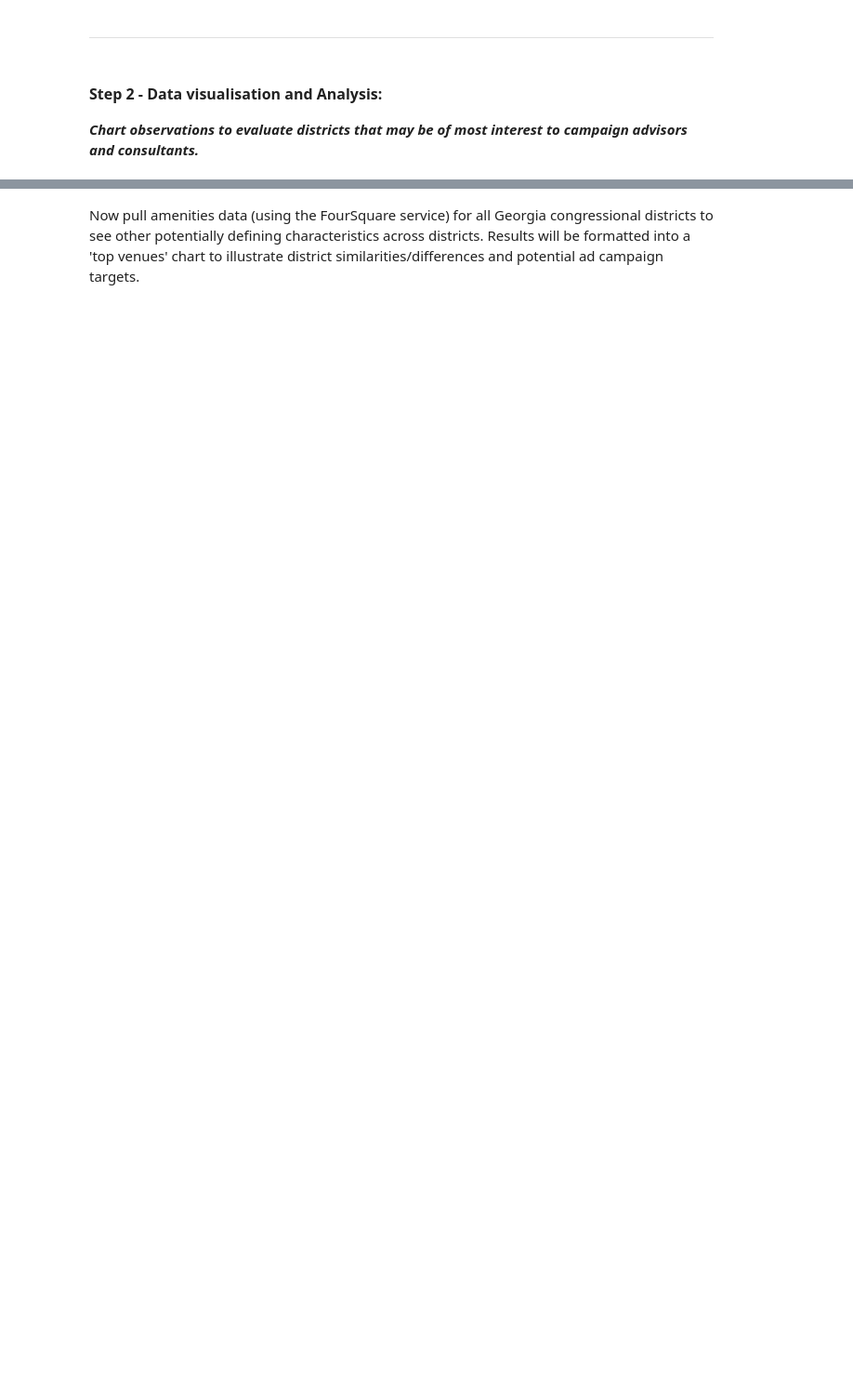
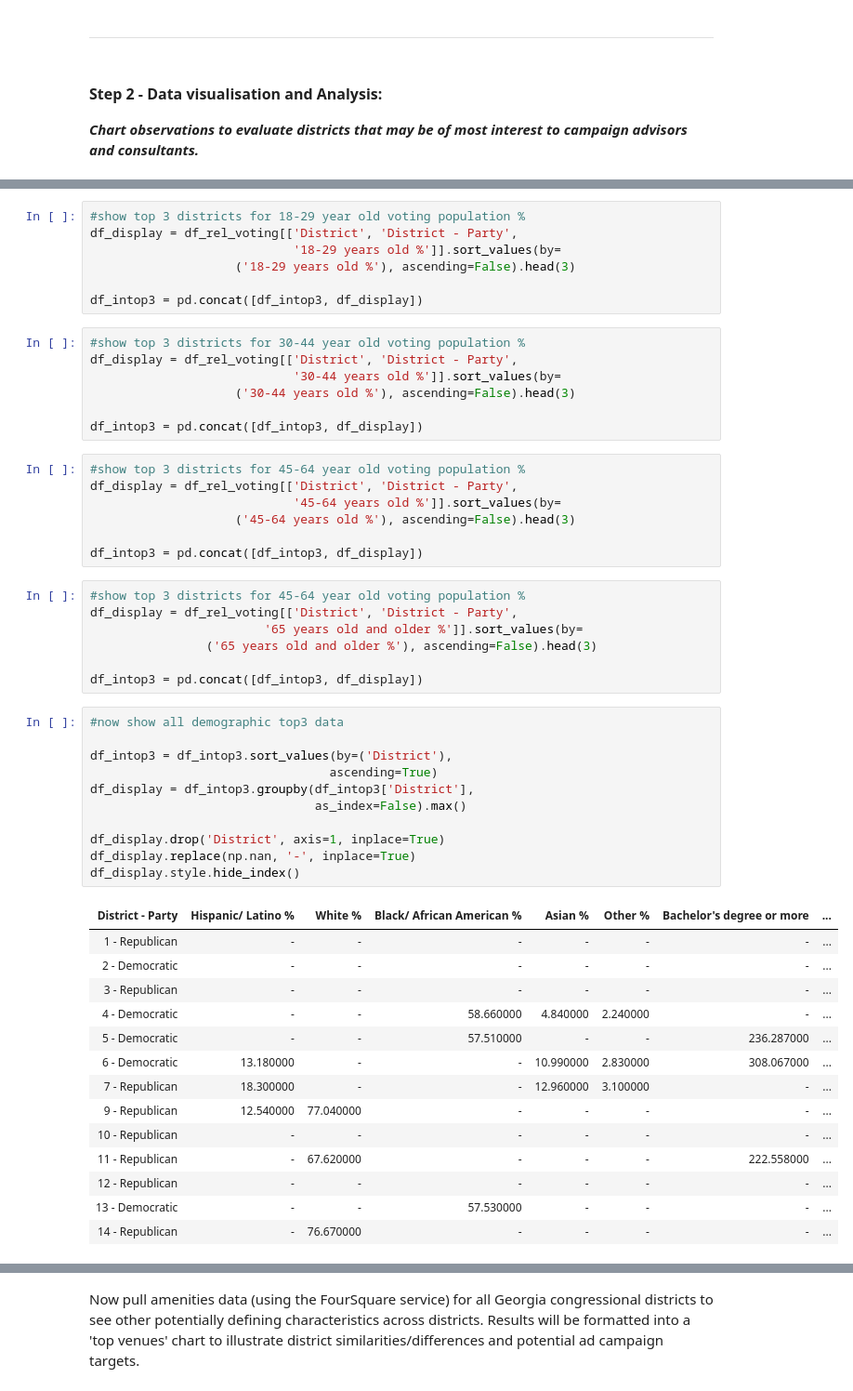
Before and after one commit to jot-43/Coursera_Capstone, a Jupyter notebook: JTs Coursera Capstone.ipynb, the cells around one changed output, grey strips where cells are left out. Shown at 93% size. Saved outputs shown, nothing was run; the diff lists cells and outputs as text; blank space fills up the shorter version.

```diff
--- a/JTs Coursera Capstone.ipynb
+++ b/JTs Coursera Capstone.ipynb
@@ -554,0 +693,54 @@ df_display[['District - Party',
+# %%
+#show top 3 districts for 18-29 year old voting population %
+df_display = df_rel_voting[['District', 'District - Party',
+                            '18-29 years old %']].sort_values(by=
+                    ('18-29 years old %'), ascending=False).head(3)
+
+df_intop3 = pd.concat([df_intop3, df_display])
+# %%
+#show top 3 districts for 30-44 year old voting population %
+df_display = df_rel_voting[['District', 'District - Party',
+                            '30-44 years old %']].sort_values(by=
+                    ('30-44 years old %'), ascending=False).head(3)
+
+df_intop3 = pd.concat([df_intop3, df_display])
+# %%
+#show top 3 districts for 45-64 year old voting population %
+df_display = df_rel_voting[['District', 'District - Party',
+                            '45-64 years old %']].sort_values(by=
+                    ('45-64 years old %'), ascending=False).head(3)
+
+df_intop3 = pd.concat([df_intop3, df_display])
+# %%
+#show top 3 districts for 45-64 year old voting population %
+df_display = df_rel_voting[['District', 'District - Party',
+                        '65 years old and older %']].sort_values(by=
+                ('65 years old and older %'), ascending=False).head(3)
+
+df_intop3 = pd.concat([df_intop3, df_display])
+# %%
+#now show all demographic top3 data
+
+df_intop3 = df_intop3.sort_values(by=('District'),
+                                 ascending=True)
+df_display = df_intop3.groupby(df_intop3['District'],
+                               as_index=False).max()
+
+df_display.drop('District', axis=1, inplace=True)
+df_display.replace(np.nan, '-', inplace=True)
+df_display.style.hide_index()
+# %% [output]
+| District - Party | Hispanic/ Latino % | White % | Black/ African American % | Asian % | Other % | Bachelor's degree or more | ... |
+| 1 - Republican | - | - | - | - | - | - | ... |
+| 2 - Democratic | - | - | - | - | - | - | ... |
+| 3 - Republican | - | - | - | - | - | - | ... |
+| 4 - Democratic | - | - | 58.660000 | 4.840000 | 2.240000 | - | ... |
+| 5 - Democratic | - | - | 57.510000 | - | - | 236.287000 | ... |
+| 6 - Democratic | 13.180000 | - | - | 10.990000 | 2.830000 | 308.067000 | ... |
+| 7 - Republican | 18.300000 | - | - | 12.960000 | 3.100000 | - | ... |
+| 9 - Republican | 12.540000 | 77.040000 | - | - | - | - | ... |
+| 10 - Republican | - | - | - | - | - | - | ... |
+| 11 - Republican | - | 67.620000 | - | - | - | 222.558000 | ... |
+| 12 - Republican | - | - | - | - | - | - | ... |
+| 13 - Democratic | - | - | 57.530000 | - | - | - | ... |
+| 14 - Republican | - | 76.670000 | - | - | - | - | ... |
```
Also changed, not shown: parts of 69 cells of this notebook.
